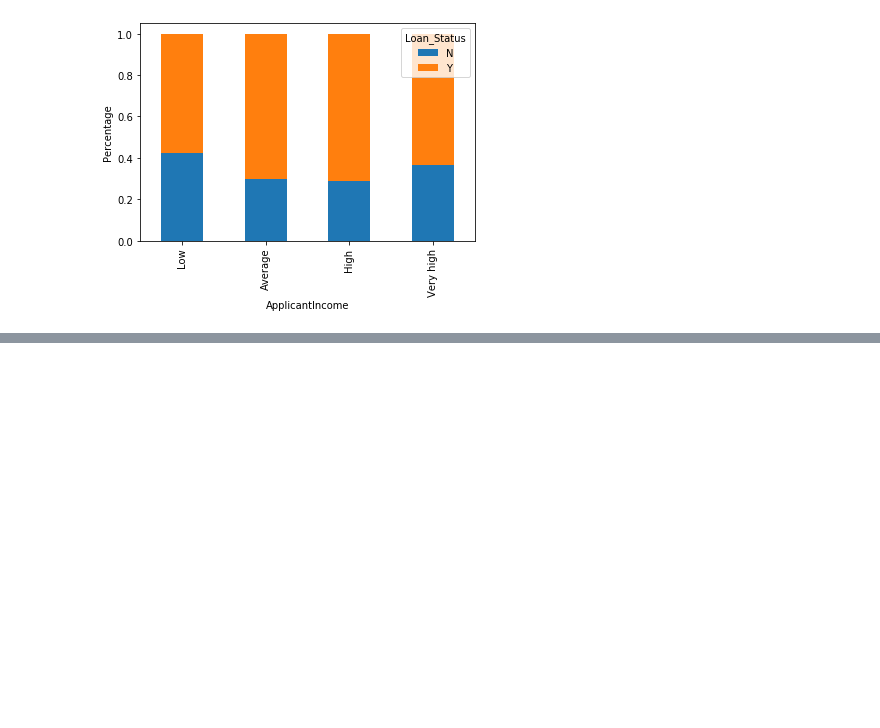
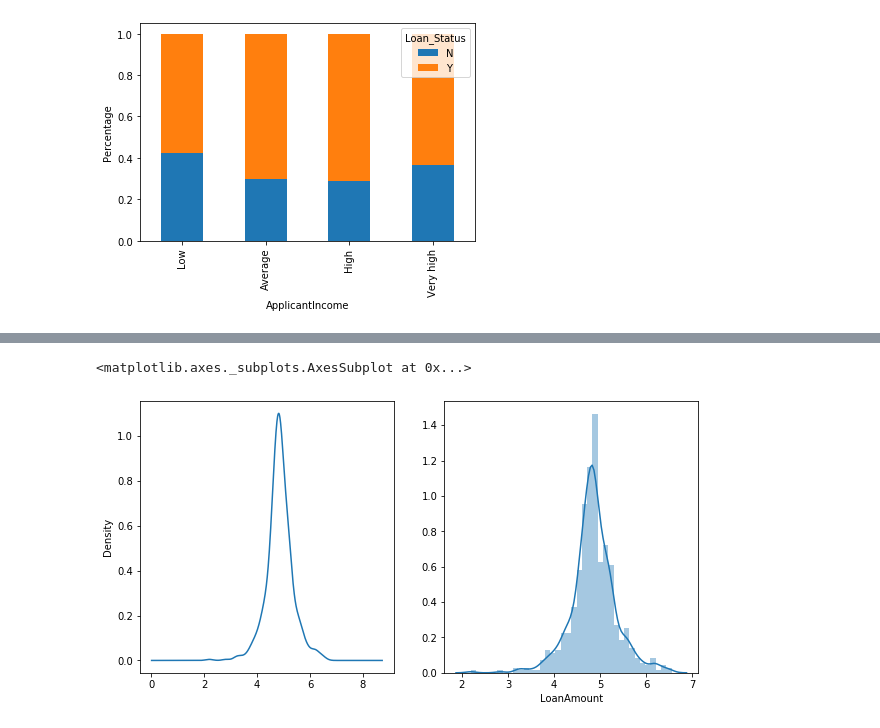
Before and after one commit to yashlab/Courses_Competitions, a Jupyter notebook: AV/Loan-Prediction.ipynb, the cells around one changed output, grey strips where cells are left out. Saved outputs shown, nothing was run; the diff lists cells and outputs as text; code cells hidden in the pictures; blank space fills up the shorter version.

```diff
--- a/AV/Loan-Prediction.ipynb
+++ b/AV/Loan-Prediction.ipynb
@@ -162,0 +220,13 @@ P = plt.ylabel('Percentage')
+# %%
+# Log Transformation to remove the right skew
+train['LoanAmount'] = np.log(train['LoanAmount'])
+test['LoanAmount'] = np.log(test['LoanAmount'])
+# %%
+plt.figure(figsize=(10,5))
+plt.subplot(121)
+train['LoanAmount'].plot(kind='kde')
+plt.subplot(122)
+sns.distplot(train['LoanAmount'])
+# %% [output]
+<matplotlib.axes._subplots.AxesSubplot at 0x...>
+[figure, added]
```
Also changed, not shown: parts of 16 cells of this notebook.
